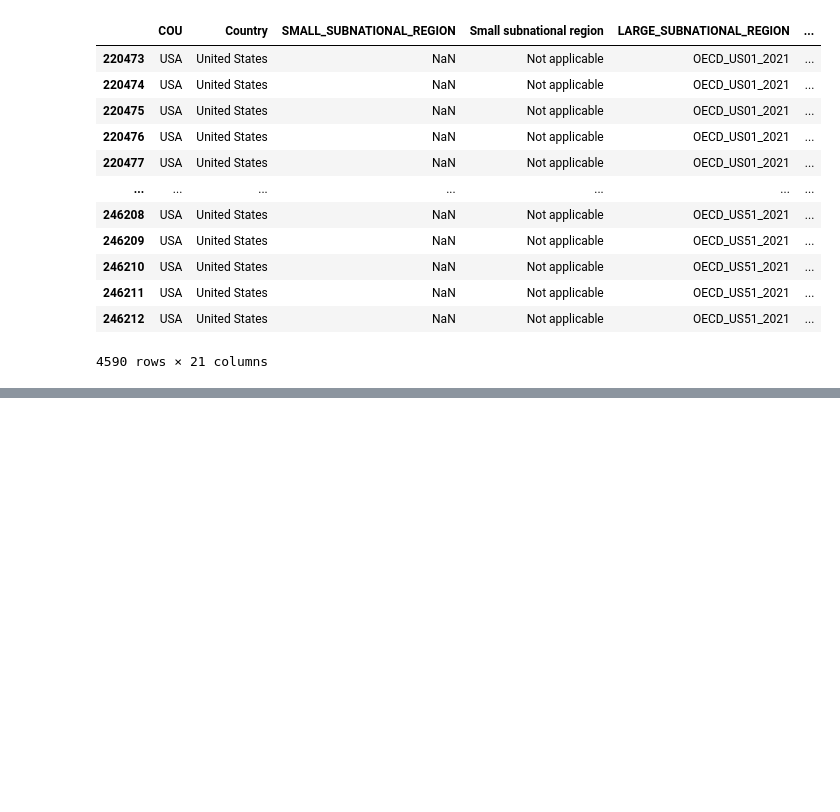
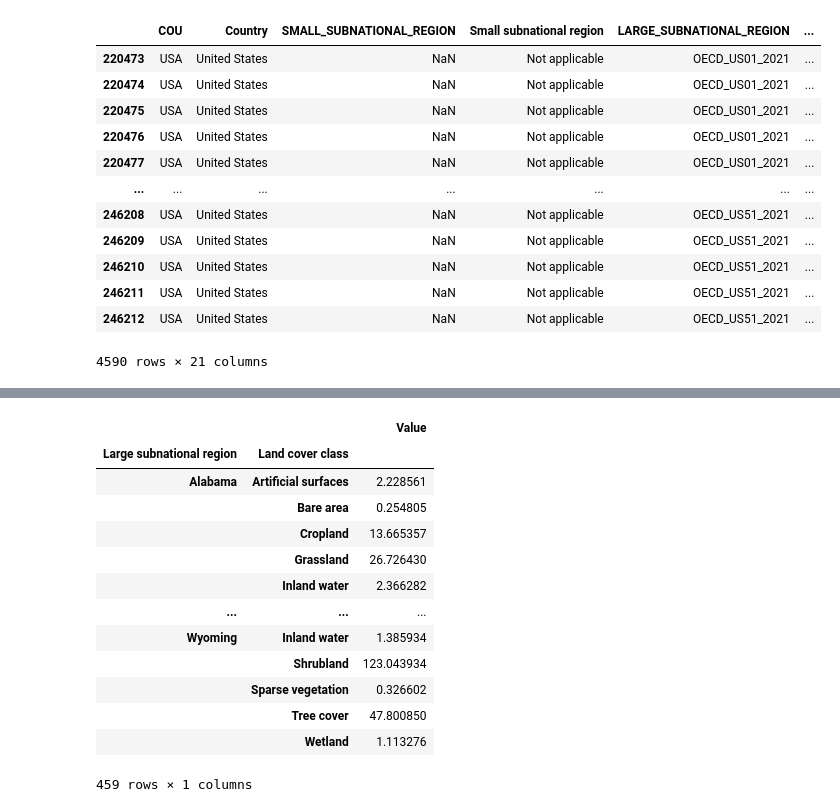
Before and after one commit to gwroth89/meteorite-ml-project, a Jupyter notebook: land_cover.ipynb, the cells around one changed output, grey strips where cells are left out. Drawn from its saved outputs; the diff is of its cells as text; code cells hidden in the pictures; blank space fills up the shorter version.

```diff
--- a/land_cover.ipynb
+++ b/land_cover.ipynb
@@ -114 +130,18 @@ Value                       4304
 dtype: int64
+# %%
+usa_2019_data.groupby(['Large subnational region', 'Land cover class']).sum()
+# %% [output]
+|  |  | Value |
+| Large subnational region | Land cover class |  |
+| Alabama | Artificial surfaces | 2.228561 |
+|  | Bare area | 0.254805 |
+|  | Cropland | 13.665357 |
+|  | Grassland | 26.726430 |
+|  | Inland water | 2.366282 |
+| ... | ... | ... |
+| Wyoming | Inland water | 1.385934 |
+|  | Shrubland | 123.043934 |
+|  | Sparse vegetation | 0.326602 |
+|  | Tree cover | 47.800850 |
+|  | Wetland | 1.113276 |
+459 rows × 1 columns
```
Also changed, not shown: parts of 5 cells of this notebook.
